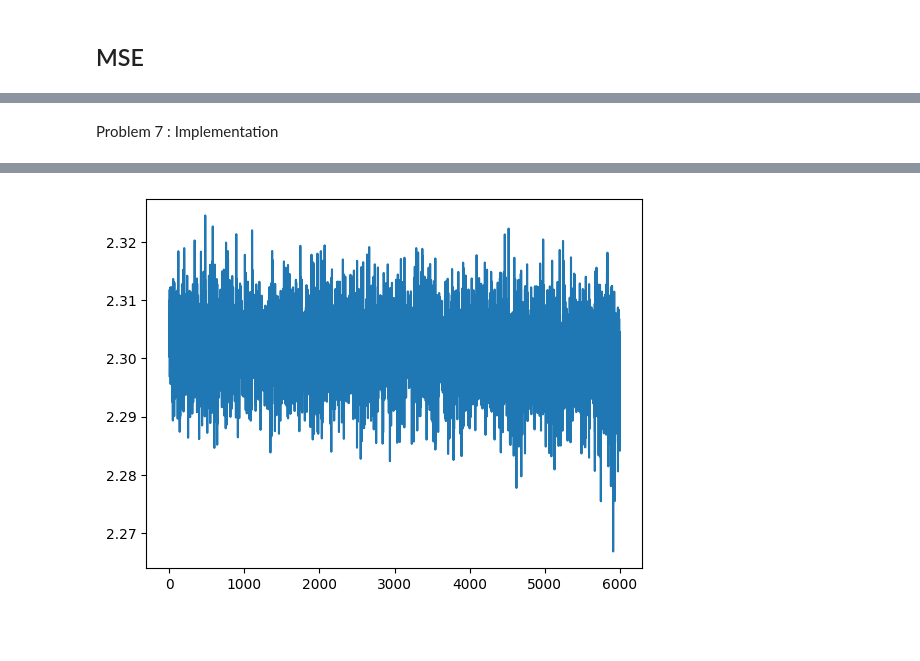
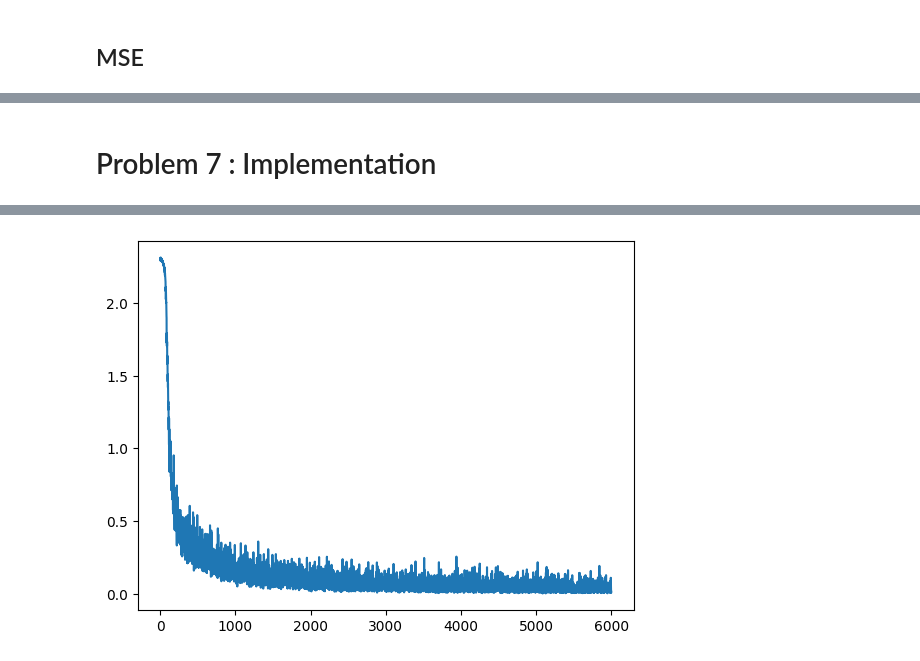
Before and after one commit to jmSNU/DNN, a Jupyter notebook: hw4/hw4.ipynb, the cells around one changed output, grey strips where cells are left out. Saved outputs shown, nothing was run; the diff lists cells and outputs as text; code cells hidden in the pictures; blank space fills up the shorter version.

```diff
--- a/hw4/hw4.ipynb
+++ b/hw4/hw4.ipynb
@@ -78,7 +78,7 @@ optimizer = torch.optim.SGD(model.parameters(), lr=1e-4)   # specify SGD with le
 Step 4: Train model with SGD
 '''
 losses = []
-for _ in range(1000) :
+for _ in range(50000) :
     # Sample a random data for training
     ind = randint(0, len(train_set.data)-1)
     image, label = train_set.data[ind], train_set.targets[ind]
@@ -192,17 +192,17 @@ Step 3: Create the model, specify loss function and optimizer.
 '''
 model = LR()                                   # Define a Neural Network Model
 
-def loss(target,output):
-    return 0.5*(1-output)*((1-torch.sigmoid(-target))**2 + torch.sigmoid(target))+0.5*(1+output)*((torch.sigmoid(-target))**2+(1-torch.sigmoid(target))**2)
+def loss_func(target,output):
+    return 0.5*(1-output)*((1-torch.sigmoid(-target))**2 + torch.sigmoid(target)**2)+0.5*(1+output)*((torch.sigmoid(-target))**2+(1-torch.sigmoid(target))**2)
 
-loss_function = logistic_loss                                                   # Specify loss function
+loss_function = loss_func                                             # Specify loss function
 optimizer = torch.optim.SGD(model.parameters(), lr=1e-4)   # specify SGD with learning rate
 
 '''
 Step 4: Train model with SGD
 '''
 losses = []
-for _ in range(1000) :
+for _ in range(50000) :
     # Sample a random data for training
     ind = randint(0, len(train_set.data)-1)
     image, label = train_set.data[ind], train_set.targets[ind]
@@ -218,6 +218,7 @@ for _ in range(1000) :
 
     # perform SGD step (parameter update)
     optimizer.step()
+
 '''
 Step 5: Test model (Evaluate the accuracy)
 '''
@@ -252,5 +253,6 @@ print('[Test set] Average loss: {:.4f}, Accuracy: {}/{} ({:.2f}%)\n'.format(
 # %% [markdown]
 Problem 7 : Implementation
+==========
 # %%
 import torch
 import torch.nn as nn
@@ -317,17 +319,16 @@ class C3_layer(nn.Module):
             self.linear.append(nn.Conv2d(in_channels=4, out_channels=1,kernel_size=(5,5)))
         self.linear.append(nn.Conv2d(in_channels=6, out_channels=1, kernel_size=(5,5)))
     def forward(self, x):
-        # put implementation here
-        output = torch.tensor([])
+        output = []
         for i in range(16):
-            layer = self.linear[i]
             if i < 6:
-                inputs = x[:,self.ch_in_3[i],:,:]
+                inputs = x[:,self.ch_in_3[i],:,:].to(device)
             elif i>=6 and i<15:
-                inputs = x[:,self.ch_in_4[i-6],:,:]
+                inputs = x[:,self.ch_in_4[i-6],:,:].to(device)
             else:
                 inputs = x
-            output = torch.cat([output, layer(inputs)])
+            output.append(self.linear[i](inputs))
+        output = torch.cat(output, dim=1)
         return output
 
 class LeNet(nn.Module) :
@@ -447 +448 @@ Time ellapsed in training is: 607.5850279331207
-[figure, old version]
+[figure, new version]
```
Also changed, not shown: parts of 3 cells of this notebook, 17 other files.
